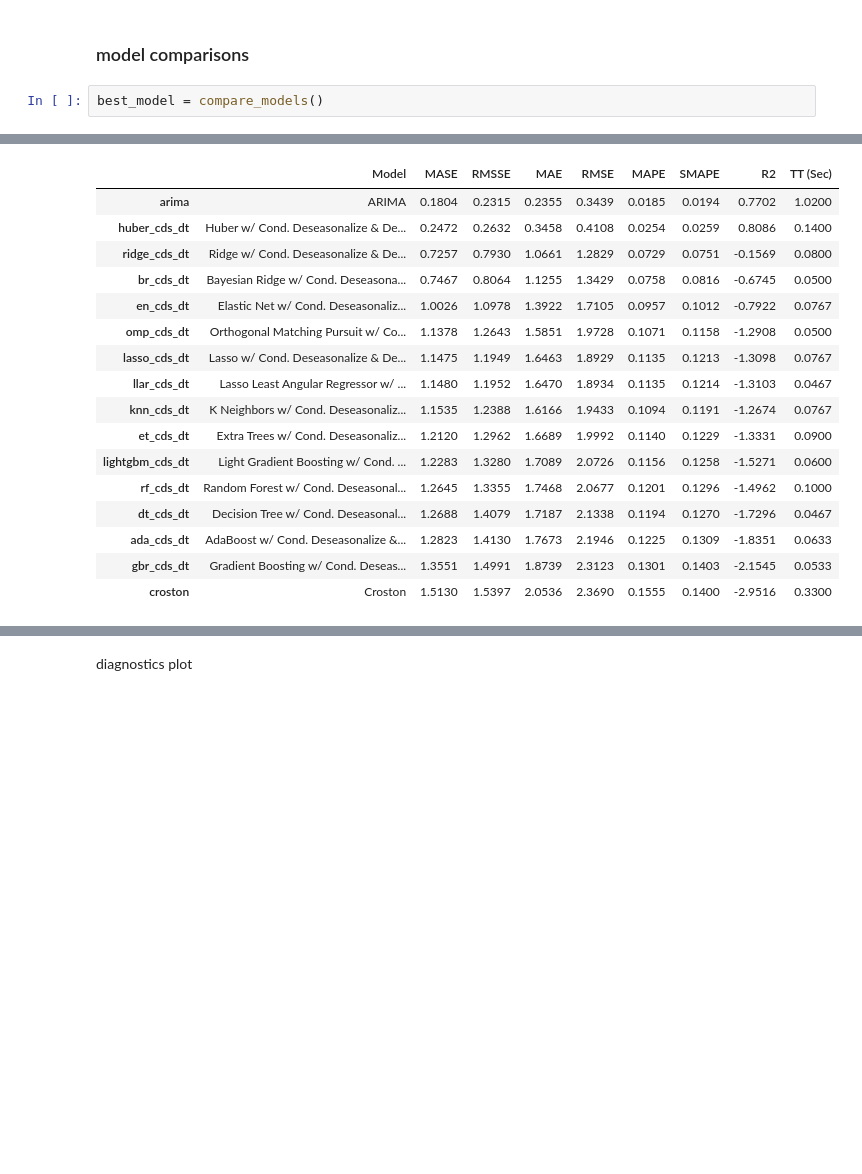
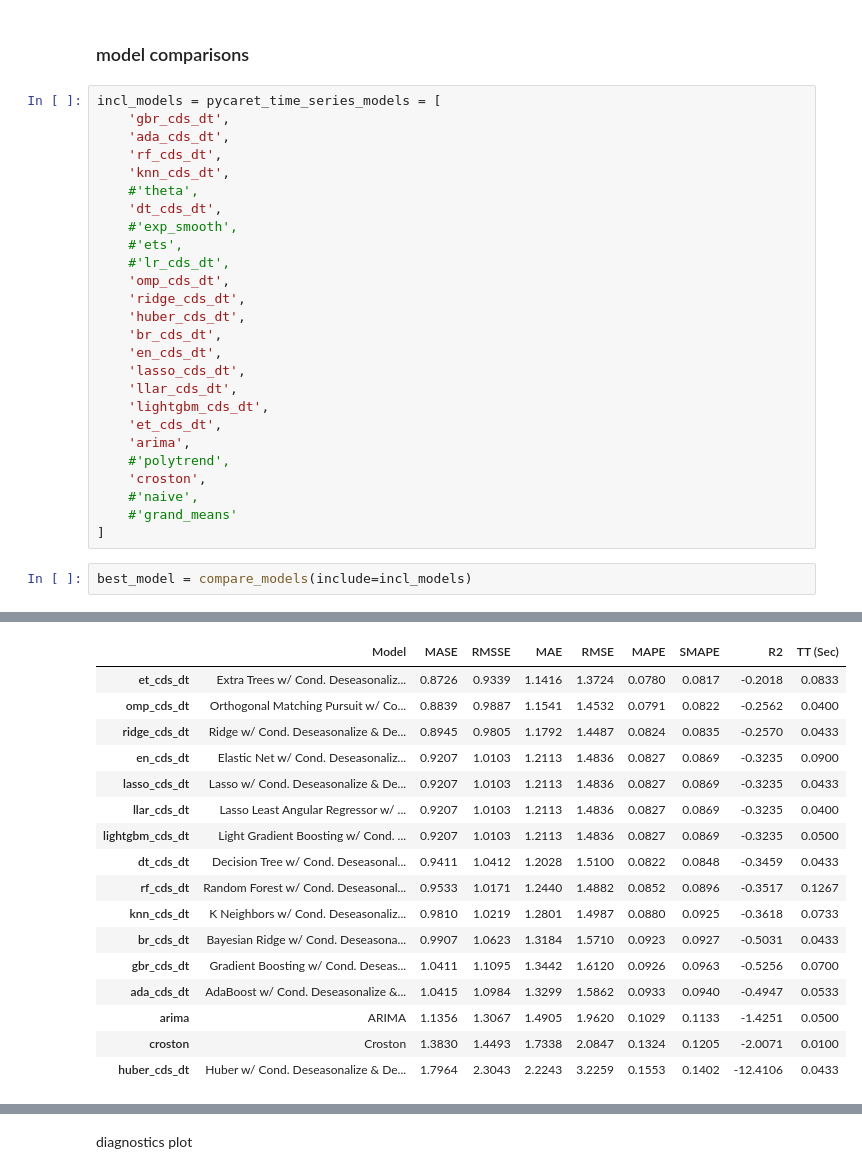
Before and after one commit to imajirzl/thesis-unemployment-rate, a Jupyter notebook: analysis/youth_tuning.ipynb, the cells around one changed output, grey strips where cells are left out. Cells and saved outputs as stored; diff of their text form; blank space fills up the shorter version.

```diff
--- a/analysis/youth_tuning.ipynb
+++ b/analysis/youth_tuning.ipynb
@@ -90,26 +102,52 @@ check_stats()
 # %% [markdown]
 ### model comparisons
+# %%
+incl_models = pycaret_time_series_models = [
+    'gbr_cds_dt',
+    'ada_cds_dt',
+    'rf_cds_dt',
+    'knn_cds_dt',
+    #'theta',
+    'dt_cds_dt',
+    #'exp_smooth',
+    #'ets',
+    #'lr_cds_dt',
+    'omp_cds_dt',
+    'ridge_cds_dt',
+    'huber_cds_dt',
+    'br_cds_dt',
+    'en_cds_dt',
+    'lasso_cds_dt',
+    'llar_cds_dt',
+    'lightgbm_cds_dt',
+    'et_cds_dt',
+    'arima',
+    #'polytrend',
+    'croston',
+    #'naive',
+    #'grand_means'
+]
 # %%
-best_model = compare_models()
+best_model = compare_models(include=incl_models)
 # %% [output]
 [interactive output not drawn]
 |  | Model | MASE | RMSSE | MAE | RMSE | MAPE | SMAPE | R2 | TT (Sec) |
-| arima | ARIMA | 0.1804 | 0.2315 | 0.2355 | 0.3439 | 0.0185 | 0.0194 | 0.7702 | 1.0200 |
-| huber_cds_dt | Huber w/ Cond. Deseasonalize & De... | 0.2472 | 0.2632 | 0.3458 | 0.4108 | 0.0254 | 0.0259 | 0.8086 | 0.1400 |
-| ridge_cds_dt | Ridge w/ Cond. Deseasonalize & De... | 0.7257 | 0.7930 | 1.0661 | 1.2829 | 0.0729 | 0.0751 | -0.1569 | 0.0800 |
-| br_cds_dt | Bayesian Ridge w/ Cond. Deseasona... | 0.7467 | 0.8064 | 1.1255 | 1.3429 | 0.0758 | 0.0816 | -0.6745 | 0.0500 |
-| en_cds_dt | Elastic Net w/ Cond. Deseasonaliz... | 1.0026 | 1.0978 | 1.3922 | 1.7105 | 0.0957 | 0.1012 | -0.7922 | 0.0767 |
-| omp_cds_dt | Orthogonal Matching Pursuit w/ Co... | 1.1378 | 1.2643 | 1.5851 | 1.9728 | 0.1071 | 0.1158 | -1.2908 | 0.0500 |
-| lasso_cds_dt | Lasso w/ Cond. Deseasonalize & De... | 1.1475 | 1.1949 | 1.6463 | 1.8929 | 0.1135 | 0.1213 | -1.3098 | 0.0767 |
-| llar_cds_dt | Lasso Least Angular Regressor w/ ... | 1.1480 | 1.1952 | 1.6470 | 1.8934 | 0.1135 | 0.1214 | -1.3103 | 0.0467 |
-| knn_cds_dt | K Neighbors w/ Cond. Deseasonaliz... | 1.1535 | 1.2388 | 1.6166 | 1.9433 | 0.1094 | 0.1191 | -1.2674 | 0.0767 |
-| et_cds_dt | Extra Trees w/ Cond. Deseasonaliz... | 1.2120 | 1.2962 | 1.6689 | 1.9992 | 0.1140 | 0.1229 | -1.3331 | 0.0900 |
-| lightgbm_cds_dt | Light Gradient Boosting w/ Cond. ... | 1.2283 | 1.3280 | 1.7089 | 2.0726 | 0.1156 | 0.1258 | -1.5271 | 0.0600 |
-| rf_cds_dt | Random Forest w/ Cond. Deseasonal... | 1.2645 | 1.3355 | 1.7468 | 2.0677 | 0.1201 | 0.1296 | -1.4962 | 0.1000 |
-| dt_cds_dt | Decision Tree w/ Cond. Deseasonal... | 1.2688 | 1.4079 | 1.7187 | 2.1338 | 0.1194 | 0.1270 | -1.7296 | 0.0467 |
-| ada_cds_dt | AdaBoost w/ Cond. Deseasonalize &... | 1.2823 | 1.4130 | 1.7673 | 2.1946 | 0.1225 | 0.1309 | -1.8351 | 0.0633 |
-| gbr_cds_dt | Gradient Boosting w/ Cond. Deseas... | 1.3551 | 1.4991 | 1.8739 | 2.3123 | 0.1301 | 0.1403 | -2.1545 | 0.0533 |
-| croston | Croston | 1.5130 | 1.5397 | 2.0536 | 2.3690 | 0.1555 | 0.1400 | -2.9516 | 0.3300 |
+| et_cds_dt | Extra Trees w/ Cond. Deseasonaliz... | 0.8726 | 0.9339 | 1.1416 | 1.3724 | 0.0780 | 0.0817 | -0.2018 | 0.0833 |
+| omp_cds_dt | Orthogonal Matching Pursuit w/ Co... | 0.8839 | 0.9887 | 1.1541 | 1.4532 | 0.0791 | 0.0822 | -0.2562 | 0.0400 |
+| ridge_cds_dt | Ridge w/ Cond. Deseasonalize & De... | 0.8945 | 0.9805 | 1.1792 | 1.4487 | 0.0824 | 0.0835 | -0.2570 | 0.0433 |
+| en_cds_dt | Elastic Net w/ Cond. Deseasonaliz... | 0.9207 | 1.0103 | 1.2113 | 1.4836 | 0.0827 | 0.0869 | -0.3235 | 0.0900 |
+| lasso_cds_dt | Lasso w/ Cond. Deseasonalize & De... | 0.9207 | 1.0103 | 1.2113 | 1.4836 | 0.0827 | 0.0869 | -0.3235 | 0.0433 |
+| llar_cds_dt | Lasso Least Angular Regressor w/ ... | 0.9207 | 1.0103 | 1.2113 | 1.4836 | 0.0827 | 0.0869 | -0.3235 | 0.0400 |
+| lightgbm_cds_dt | Light Gradient Boosting w/ Cond. ... | 0.9207 | 1.0103 | 1.2113 | 1.4836 | 0.0827 | 0.0869 | -0.3235 | 0.0500 |
+| dt_cds_dt | Decision Tree w/ Cond. Deseasonal... | 0.9411 | 1.0412 | 1.2028 | 1.5100 | 0.0822 | 0.0848 | -0.3459 | 0.0433 |
+| rf_cds_dt | Random Forest w/ Cond. Deseasonal... | 0.9533 | 1.0171 | 1.2440 | 1.4882 | 0.0852 | 0.0896 | -0.3517 | 0.1267 |
+| knn_cds_dt | K Neighbors w/ Cond. Deseasonaliz... | 0.9810 | 1.0219 | 1.2801 | 1.4987 | 0.0880 | 0.0925 | -0.3618 | 0.0733 |
+| br_cds_dt | Bayesian Ridge w/ Cond. Deseasona... | 0.9907 | 1.0623 | 1.3184 | 1.5710 | 0.0923 | 0.0927 | -0.5031 | 0.0433 |
+| gbr_cds_dt | Gradient Boosting w/ Cond. Deseas... | 1.0411 | 1.1095 | 1.3442 | 1.6120 | 0.0926 | 0.0963 | -0.5256 | 0.0700 |
+| ada_cds_dt | AdaBoost w/ Cond. Deseasonalize &... | 1.0415 | 1.0984 | 1.3299 | 1.5862 | 0.0933 | 0.0940 | -0.4947 | 0.0533 |
+| arima | ARIMA | 1.1356 | 1.3067 | 1.4905 | 1.9620 | 0.1029 | 0.1133 | -1.4251 | 0.0500 |
+| croston | Croston | 1.3830 | 1.4493 | 1.7338 | 2.0847 | 0.1324 | 0.1205 | -2.0071 | 0.0100 |
+| huber_cds_dt | Huber w/ Cond. Deseasonalize & De... | 1.7964 | 2.3043 | 2.2243 | 3.2259 | 0.1553 | 0.1402 | -12.4106 | 0.0433 |
 [interactive output not drawn]
 # %% [markdown]
 diagnostics plot
```
Also changed, not shown: parts of 12 cells of this notebook, 2 other files.
